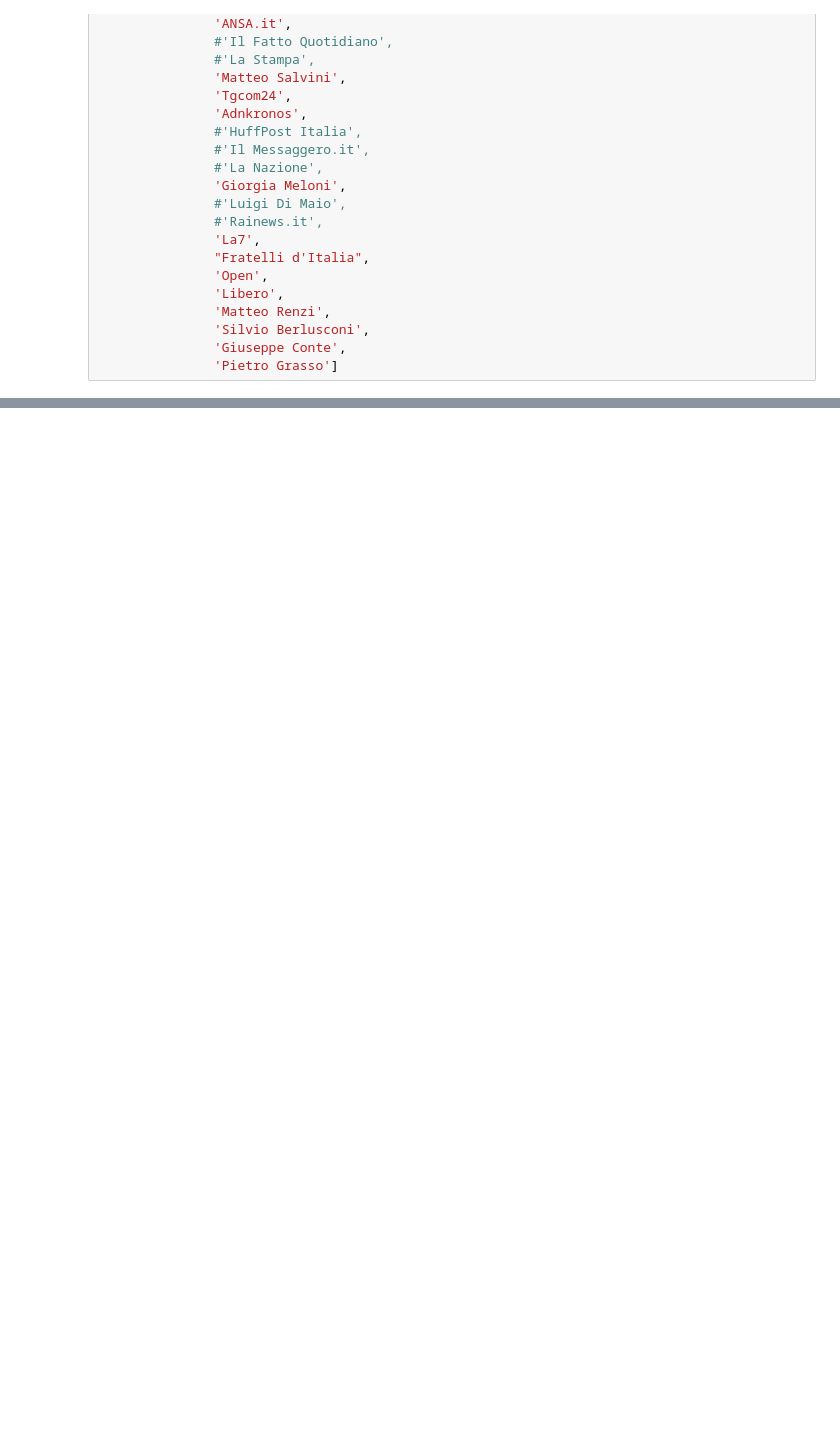
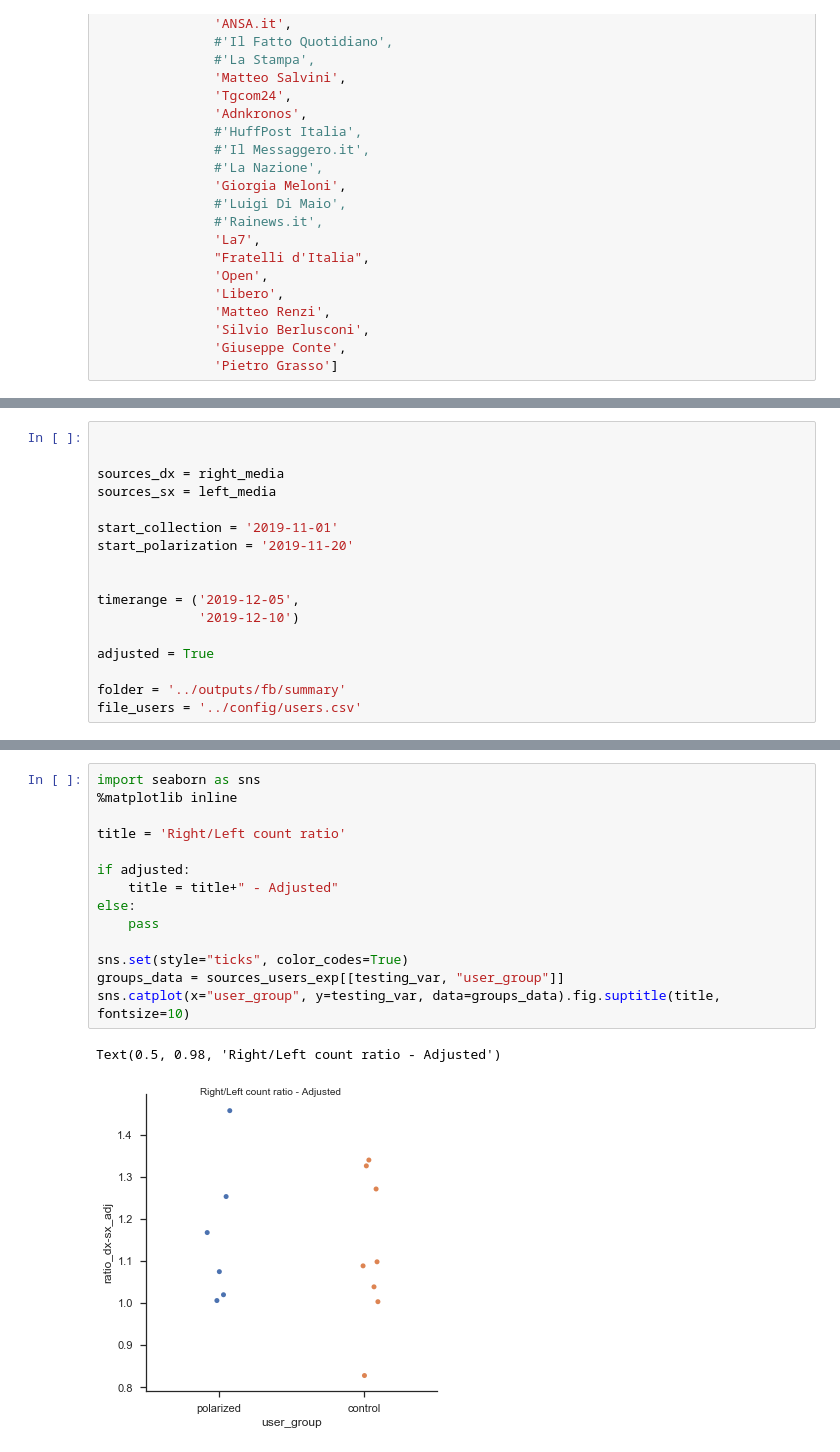
Before and after one commit to tracking-exposed/dashboard, a Jupyter notebook: amsterdam_research/02.data-cleaning.ipynb, the cells around one changed output, grey strips where cells are left out. Cells and saved outputs as stored; diff of their text form; blank space fills up the shorter version.

```diff
--- a/amsterdam_research/02.data-cleaning.ipynb
+++ b/amsterdam_research/02.data-cleaning.ipynb
@@ -669,0 +707,17 @@ all_sources = ['Lega - Salvini Premier',
+# %%
+
+
+sources_dx = right_media
+sources_sx = left_media
+
+start_collection = '2019-11-01'
+start_polarization = '2019-11-20'
+
+
+timerange = ('2019-12-05',
+             '2019-12-10')
+
+adjusted = True
+
+folder = '../outputs/fb/summary'
+file_users = '../config/users.csv'
@@ -669,0 +809,17 @@ all_sources = ['Lega - Salvini Premier',
+# %%
+import seaborn as sns
+%matplotlib inline
+
+title = 'Right/Left count ratio'
+
+if adjusted:
+    title = title+" - Adjusted"
+else:
+    pass
+
+sns.set(style="ticks", color_codes=True)
+groups_data = sources_users_exp[[testing_var, "user_group"]]
+sns.catplot(x="user_group", y=testing_var, data=groups_data).fig.suptitle(title, fontsize=10)
+# %% [output]
+Text(0.5, 0.98, 'Right/Left count ratio - Adjusted')
+[figure, added]
```
Also changed, not shown: parts of 9 cells of this notebook, 8 other files.
